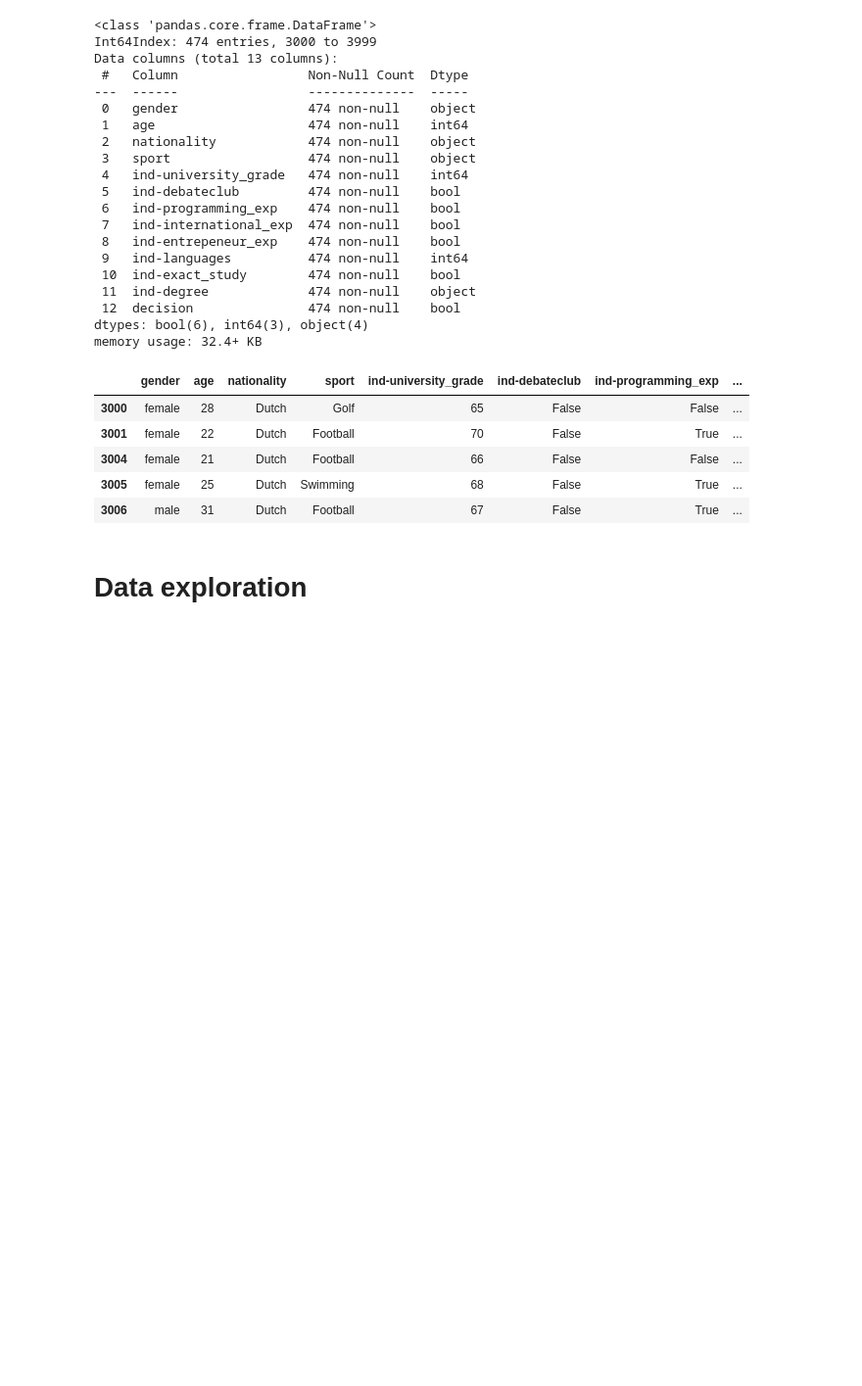
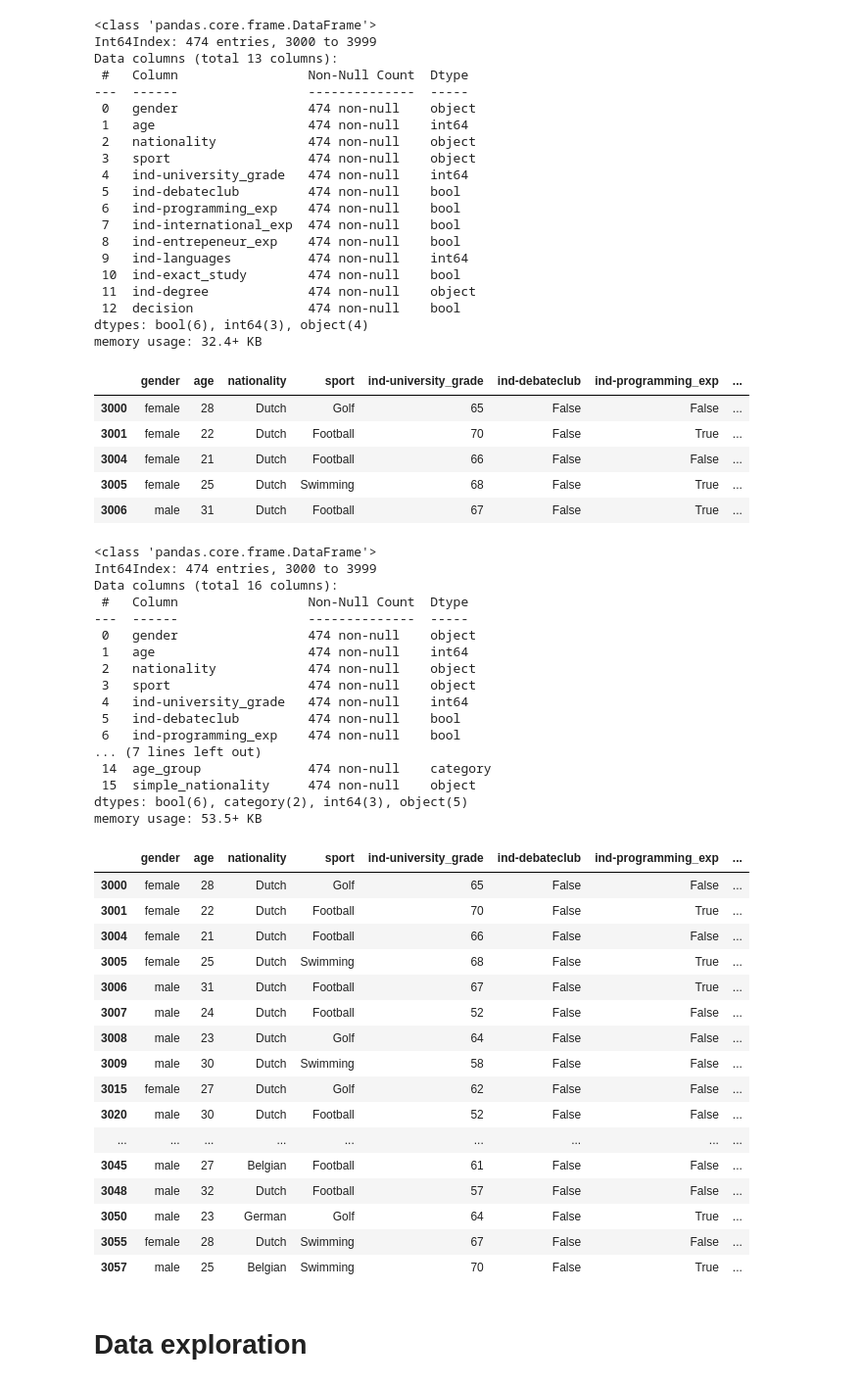
Before and after one commit to kwah-space/IDS-draft, a Jupyter notebook: A3 model.ipynb, the cells around one changed output. Shown: that part at 98% size. Saved outputs shown, nothing was run; the diff lists cells and outputs as text; code cells hidden in the pictures; blank space fills up the shorter version.

```diff
--- a/A3 model.ipynb
+++ b/A3 model.ipynb
@@ -45,6 +44,43 @@ memory usage: 32.4+ KB
 | 3004 | female | 21 | Dutch | Football | 66 | False | False | ... |
 | 3005 | female | 25 | Dutch | Swimming | 68 | False | True | ... |
 | 3006 | male | 31 | Dutch | Football | 67 | False | True | ... |
+# %%
+D_data.head(30)
+# %% [output]
+<class 'pandas.core.frame.DataFrame'>
+Int64Index: 474 entries, 3000 to 3999
+Data columns (total 16 columns):
+ #   Column                 Non-Null Count  Dtype
+---  ------                 --------------  -----
+ 0   gender                 474 non-null    object
+ 1   age                    474 non-null    int64
+ 2   nationality            474 non-null    object
+ 3   sport                  474 non-null    object
+ 4   ind-university_grade   474 non-null    int64
+ 5   ind-debateclub         474 non-null    bool
+ 6   ind-programming_exp    474 non-null    bool
+... (7 lines left out)
+ 14  age_group              474 non-null    category
+ 15  simple_nationality     474 non-null    object
+dtypes: bool(6), category(2), int64(3), object(5)
+memory usage: 53.5+ KB
+|  | gender | age | nationality | sport | ind-university_grade | ind-debateclub | ind-programming_exp | ... |
+| 3000 | female | 28 | Dutch | Golf | 65 | False | False | ... |
+| 3001 | female | 22 | Dutch | Football | 70 | False | True | ... |
+| 3004 | female | 21 | Dutch | Football | 66 | False | False | ... |
+| 3005 | female | 25 | Dutch | Swimming | 68 | False | True | ... |
+| 3006 | male | 31 | Dutch | Football | 67 | False | True | ... |
+| 3007 | male | 24 | Dutch | Football | 52 | False | False | ... |
+| 3008 | male | 23 | Dutch | Golf | 64 | False | False | ... |
+| 3009 | male | 30 | Dutch | Swimming | 58 | False | False | ... |
+| 3015 | female | 27 | Dutch | Golf | 62 | False | False | ... |
+| 3020 | male | 30 | Dutch | Football | 52 | False | False | ... |
+| ... | ... | ... | ... | ... | ... | ... | ... | ... |
+| 3045 | male | 27 | Belgian | Football | 61 | False | False | ... |
+| 3048 | male | 32 | Dutch | Football | 57 | False | False | ... |
+| 3050 | male | 23 | German | Golf | 64 | False | True | ... |
+| 3055 | female | 28 | Dutch | Swimming | 67 | False | False | ... |
+| 3057 | male | 25 | Belgian | Swimming | 70 | False | True | ... |
 # %% [markdown]
 # Data exploration
 # %%
```
Also changed, not shown: parts of 13 cells of this notebook.
